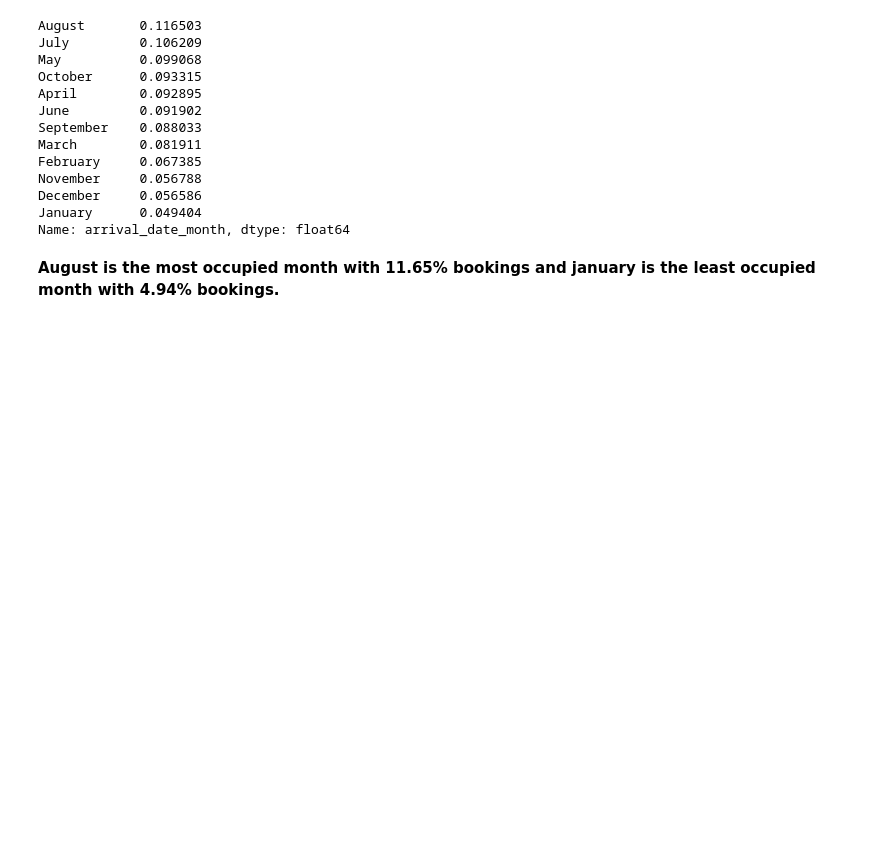
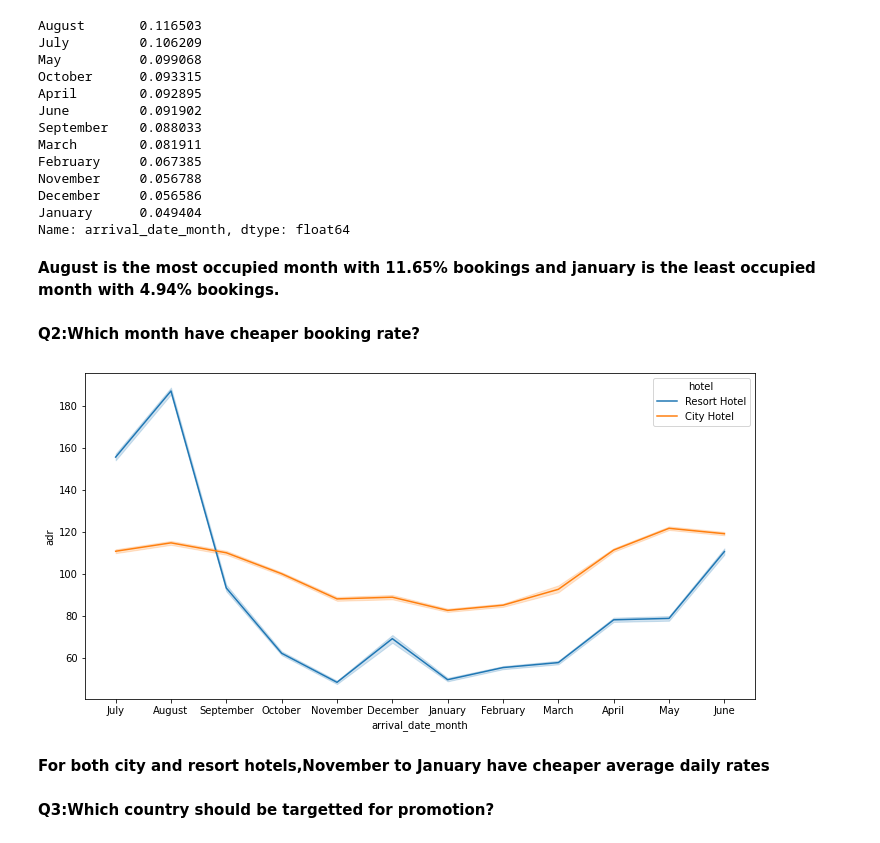
Before and after one commit to praveenbejo95/Hotel-booking-analysis-EDA-, a Jupyter notebook: Hotel_Booking_Analysis_EDA_Capstone_Project.ipynb, the cells around one changed output. Cells and saved outputs as stored; diff of their text form; code cells hidden in the pictures; blank space fills up the shorter version.

```diff
--- a/Hotel_Booking_Analysis_EDA_Capstone_Project.ipynb
+++ b/Hotel_Booking_Analysis_EDA_Capstone_Project.ipynb
@@ -502,3 +490,15 @@ January      0.049404
 Name: arrival_date_month, dtype: float64
 # %% [markdown]
 **August is the most occupied month with 11.65% bookings and january is the least occupied month with 4.94% bookings.**
+# %% [markdown]
+**Q2:Which month have cheaper booking rate?**
+# %%
+plt.figure(figsize=(12,6))
+sns.lineplot(x='arrival_date_month',y='adr',hue='hotel',data=df)
+plt.show()
+# %% [output]
+[figure, added]
+# %% [markdown]
+**For both city and resort hotels,November to January have cheaper average daily rates**
+# %% [markdown]
+**Q3:Which country should be targetted for promotion?**
```
Also changed, not shown: parts of 16 cells of this notebook.
